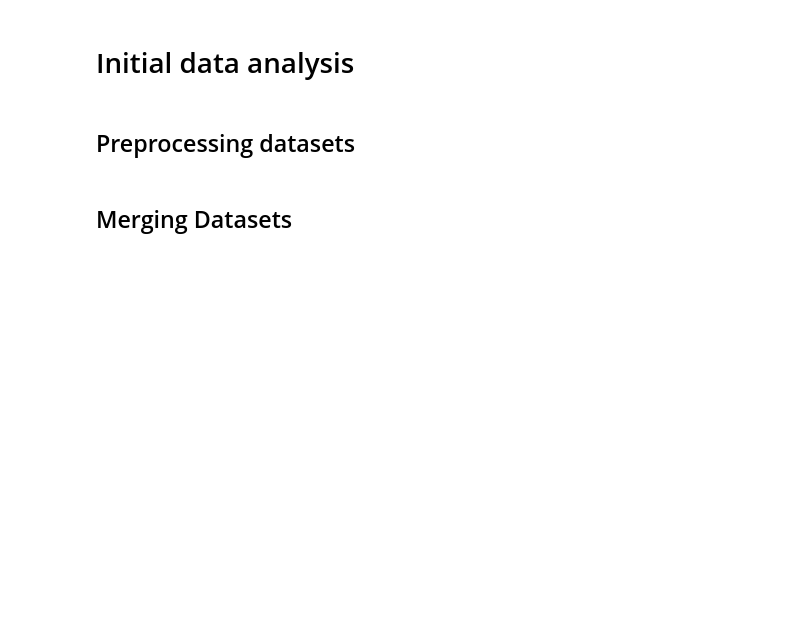
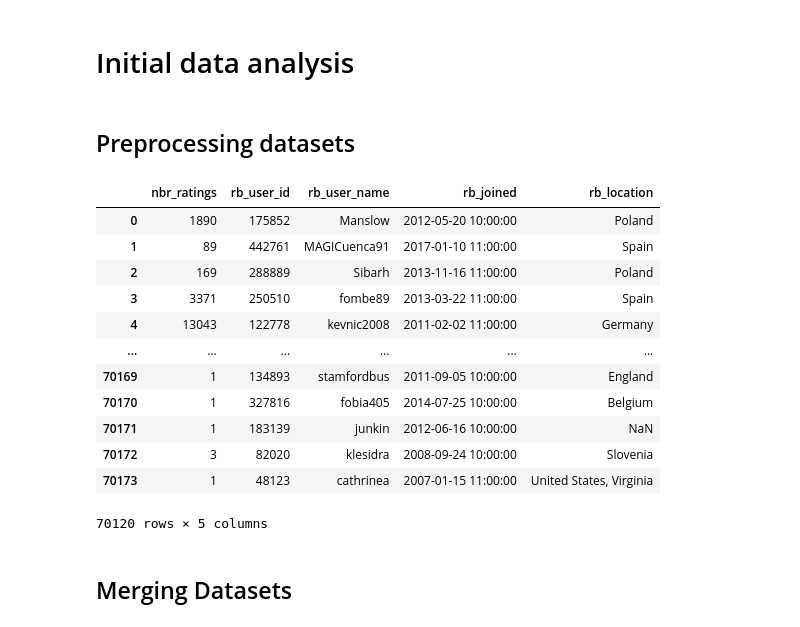
Before and after one commit to epfl-ada/ada-2023-project-remontada, a Jupyter notebook: code/main_vincent_roduit.ipynb, the cells around one changed output. Saved outputs shown, nothing was run; the diff lists cells and outputs as text; code cells hidden in the pictures; blank space fills up the shorter version.

Commit message:
Clean code an create dedicated function for cleaning datasets

```diff
--- a/code/main_vincent_roduit.ipynb
+++ b/code/main_vincent_roduit.ipynb
@@ -98,7 +111,9 @@ df_matched_beer_users = pd.read_csv(matched_beer_users)
 # %% [markdown]
 ### Import datas stored as pickle
 # %%
-df_matched_beer_beers,df_matched_beer_breweries,df_matched_beer_ratings_ba,df_matched_beer_ratings_rb,df_matched_beer_ratings,df_matched_beer_users_approx,df_matched_beer_users = load_datas('matched_beer_data', datas_matched_beer_names)
+df_matched_beer_beers, df_matched_beer_breweries, df_matched_beer_ratings_ba, df_matched_beer_ratings_rb, df_matched_beer_ratings, df_matched_beer_users_approx, df_matched_beer_users = load_datas('matched_beer_data', datas_matched_beer_names)
+df_rate_beer_beers, df_rate_beer_breweries, df_rate_beer_users, df_rate_beer_ratings, df_rate_beer_reviews = load_datas('RateBeer', datas_rate_beer_names)
+df_advocate_beers, df_advocate_breweries, df_advocate_ratings, df_advocate_reviews, df_advocate_users = load_datas('BeerAdvocate', datas_advocate_names)
 df_rate_beer_beers,df_rate_beer_breweries,df_rate_beer_users,df_rate_beer_ratings,df_rate_beer_reviews = load_datas('RateBeer', datas_rate_beer_names)
 df_advocate_beers,df_advocate_breweries,df_advocate_ratings,df_advocate_reviews,df_advocate_users = load_datas('BeerAdvocate', datas_advocate_names)
 # %% [output]
@@ -139,15 +151,0 @@ df_matched_beer_users.drop(index = 0, inplace = True)
-# %%
-#convert join date to datetime
-# -*- matched -*-
-df_matched_beer_users['ba'] = pd.to_datetime(pd.to_numeric(df_matched_beer_users['ba']),unit='s')
-df_matched_beer_users['rb'] = pd.to_datetime(pd.to_numeric(df_matched_beer_users['rb']),unit='s')
-
-# -*- rate_beer -*-
-df_rate_beer_users['joined'] = pd.to_datetime(pd.to_numeric(df_rate_beer_users['joined']),unit='s')
-# %%
-#delete duplicate user_id
-
-# -*- Rate Beer -*-
-df_rate_beer_users.drop_duplicates(subset = 'user_id', inplace = True)
-# -*- Beer Advocate -*-
-df_advocate_users.drop_duplicates(subset = 'user_id', inplace = True)
@@ -154,2 +162,21 @@ df_advocate_users.drop_duplicates(subset = 'user_id', inplace = True)
+# %%
+rb_users = deepcopy(df_rate_beer_users)
+rb_users = clean_rb_users(rb_users)
+# %%
+rb_users
+# %% [output]
+|  | nbr_ratings | rb_user_id | rb_user_name | rb_joined | rb_location |
+| 0 | 1890 | 175852 | Manslow | 2012-05-20 10:00:00 | Poland |
+| 1 | 89 | 442761 | MAGICuenca91 | 2017-01-10 11:00:00 | Spain |
+| 2 | 169 | 288889 | Sibarh | 2013-11-16 11:00:00 | Poland |
+| 3 | 3371 | 250510 | fombe89 | 2013-03-22 11:00:00 | Spain |
+| 4 | 13043 | 122778 | kevnic2008 | 2011-02-02 11:00:00 | Germany |
+| ... | ... | ... | ... | ... | ... |
+| 70169 | 1 | 134893 | stamfordbus | 2011-09-05 10:00:00 | England |
+| 70170 | 1 | 327816 | fobia405 | 2014-07-25 10:00:00 | Belgium |
+| 70171 | 1 | 183139 | junkin | 2012-06-16 10:00:00 | NaN |
+| 70172 | 3 | 82020 | klesidra | 2008-09-24 10:00:00 | Slovenia |
+| 70173 | 1 | 48123 | cathrinea | 2007-01-15 11:00:00 | United States, Virginia |
+70120 rows × 5 columns
 # %% [markdown]
 ## Merging Datasets
```
Also changed, not shown: parts of 26 cells of this notebook, 6 other files.
